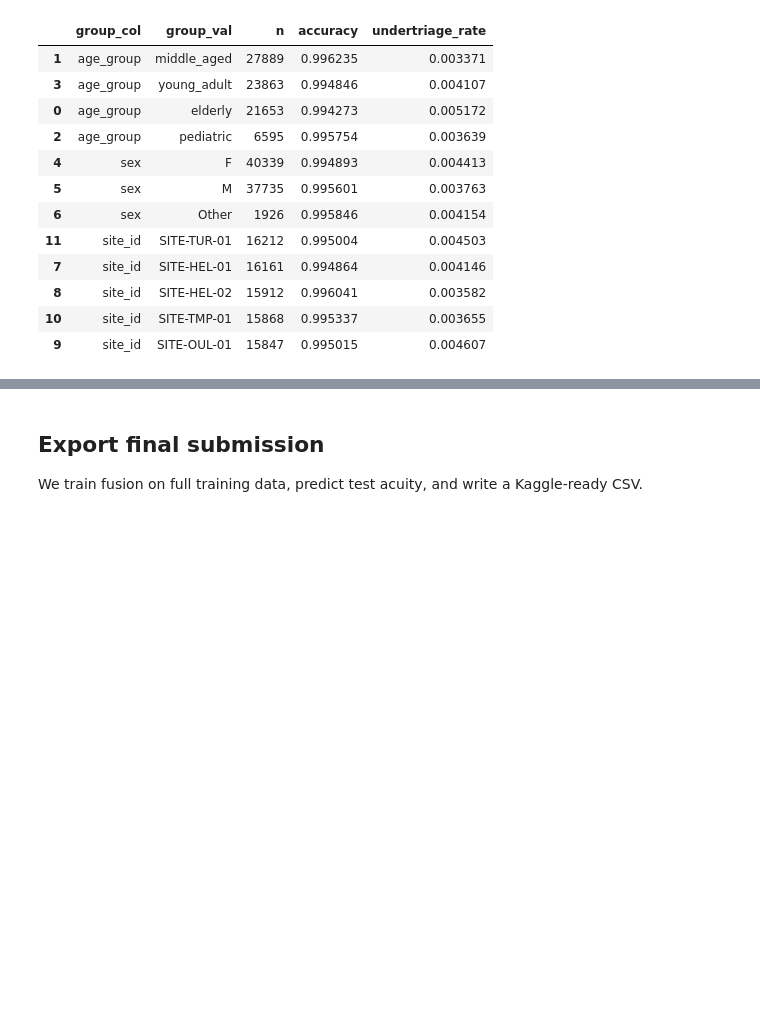
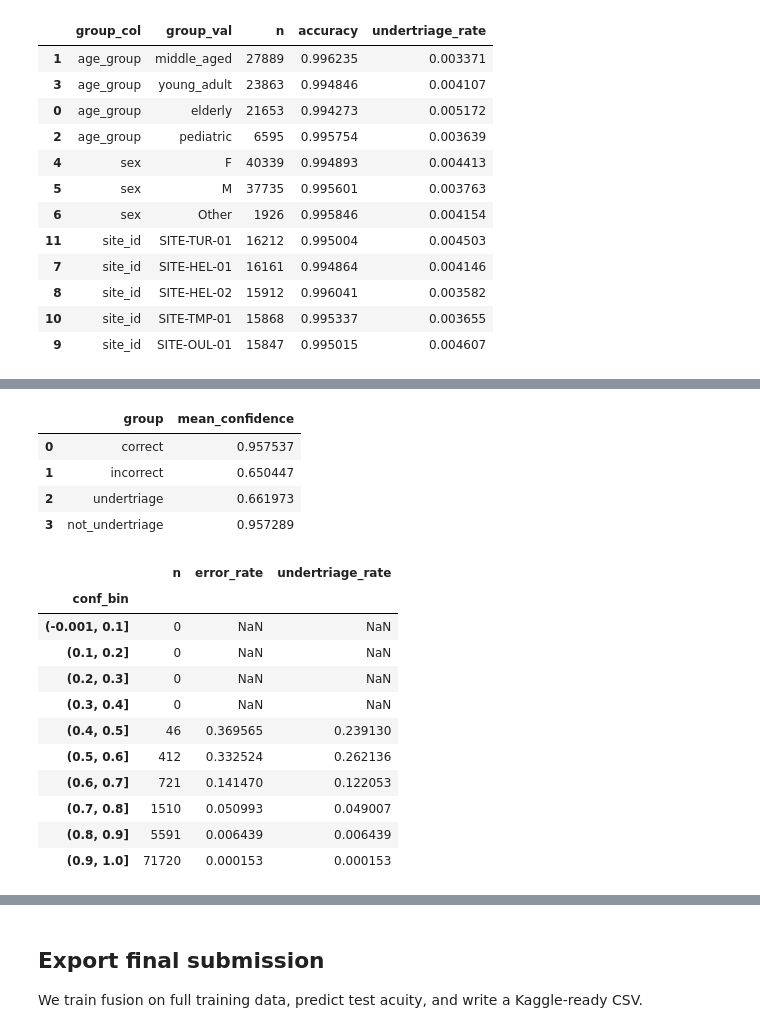
Before and after one commit to raquel-romao/3AIG, a Jupyter notebook: notebooks/submission_notebook.ipynb, the cells around one changed output, grey strips where cells are left out. Drawn from its saved outputs; the diff is of its cells as text; code cells hidden in the pictures; blank space fills up the shorter version.

```diff
--- a/notebooks/submission_notebook.ipynb
+++ b/notebooks/submission_notebook.ipynb
@@ -1200,0 +1437,57 @@ Subgroup snapshot looks fairly consistent, though site differences exist (for ex
+# %%
+# 2) Confidence-vs-error diagnostics (OOF fusion, no retraining)
+if 'oof' not in globals():
+    raise RuntimeError('oof not found. Run CV training/evaluation cells first.')
+
+conf = oof['proba_fusion'].max(axis=1)
+correct = (oof['pred_fusion'] == oof['true_enc'])
+y_true_int = decode(oof['true_enc']).astype(int)
+y_pred_int = decode(oof['pred_fusion']).astype(int)
+under = y_pred_int > y_true_int
+
+diag_df = pd.DataFrame({
+    'confidence': conf,
+    'correct': correct,
+    'undertriage': under,
+    'true_acuity': y_true_int,
+    'pred_acuity': y_pred_int,
+})
+
+summary = pd.DataFrame({
+    'group': ['correct','incorrect','undertriage','not_undertriage'],
+    'mean_confidence': [
+        diag_df.loc[diag_df['correct'], 'confidence'].mean(),
+        diag_df.loc[~diag_df['correct'], 'confidence'].mean(),
+        diag_df.loc[diag_df['undertriage'], 'confidence'].mean(),
+        diag_df.loc[~diag_df['undertriage'], 'confidence'].mean(),
+    ]
+})
+display(summary)
+
+# Confidence bins vs error rate
+bins = np.linspace(0.0, 1.0, 11)
+diag_df['conf_bin'] = pd.cut(diag_df['confidence'], bins=bins, include_lowest=True)
+err_by_bin = diag_df.groupby('conf_bin', observed=False).agg(
+    n=('confidence','size'),
+    error_rate=('correct', lambda s: 1 - s.mean()),
+    undertriage_rate=('undertriage','mean'),
+)
+display(err_by_bin)
+# %% [output]
+|  | group | mean_confidence |
+| 0 | correct | 0.957537 |
+| 1 | incorrect | 0.650447 |
+| 2 | undertriage | 0.661973 |
+| 3 | not_undertriage | 0.957289 |
+|  | n | error_rate | undertriage_rate |
+| conf_bin |  |  |  |
+| (-0.001, 0.1] | 0 | NaN | NaN |
+| (0.1, 0.2] | 0 | NaN | NaN |
+| (0.2, 0.3] | 0 | NaN | NaN |
+| (0.3, 0.4] | 0 | NaN | NaN |
+| (0.4, 0.5] | 46 | 0.369565 | 0.239130 |
+| (0.5, 0.6] | 412 | 0.332524 | 0.262136 |
+| (0.6, 0.7] | 721 | 0.141470 | 0.122053 |
+| (0.7, 0.8] | 1510 | 0.050993 | 0.049007 |
+| (0.8, 0.9] | 5591 | 0.006439 | 0.006439 |
+| (0.9, 1.0] | 71720 | 0.000153 | 0.000153 |
```
Also changed, not shown: parts of 18 cells of this notebook.
